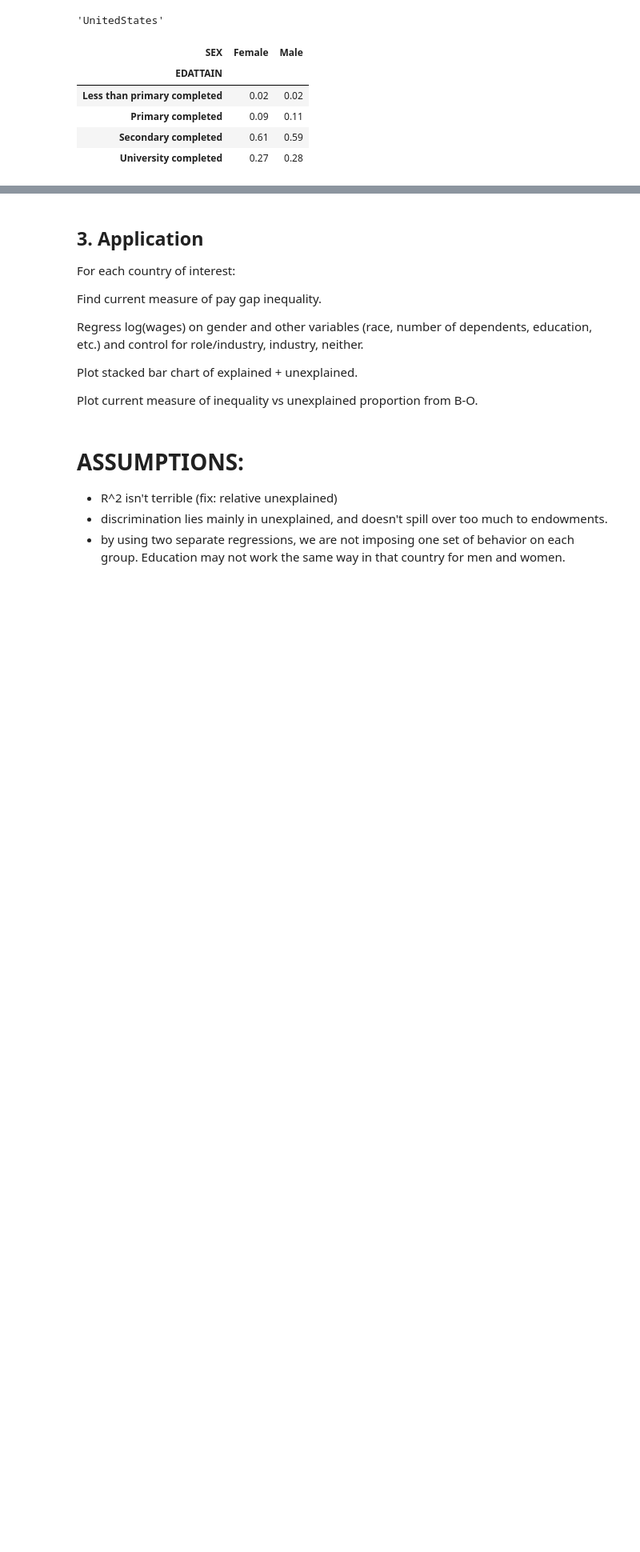
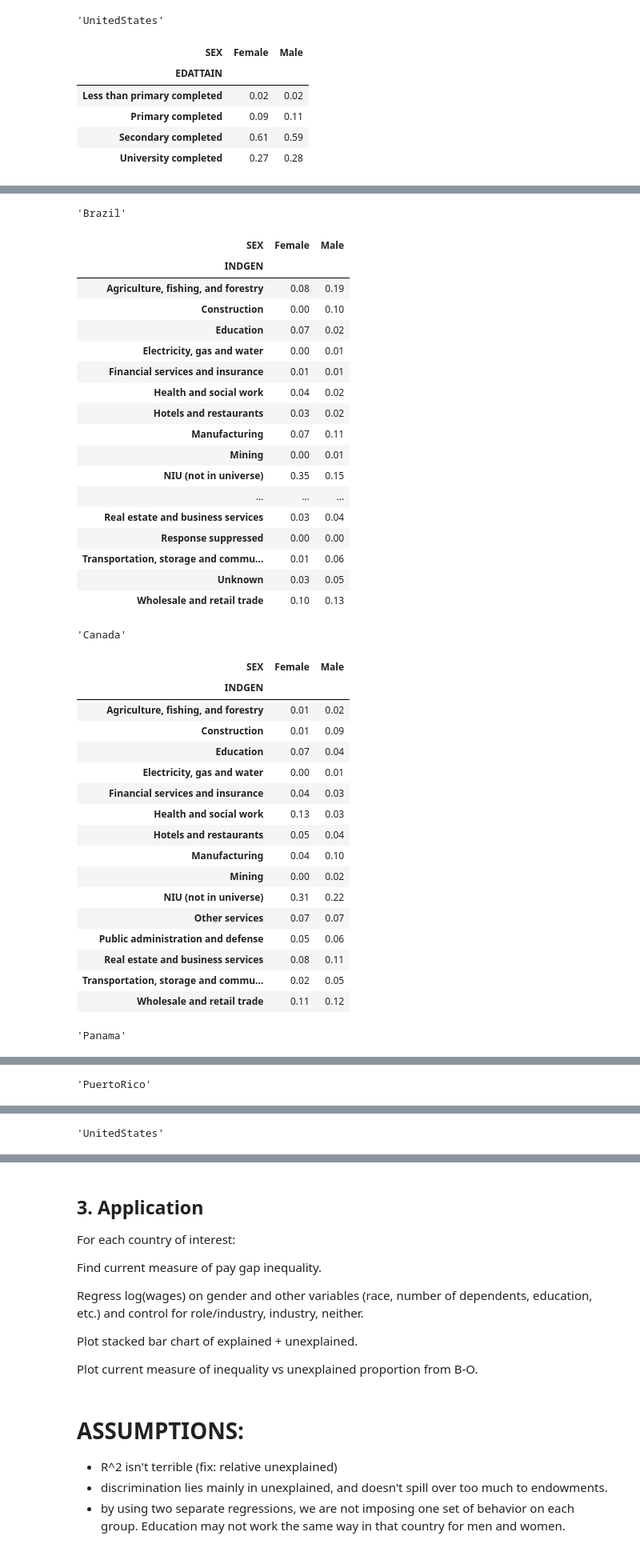
Before and after one commit to chrisdfong/Gender-Pay-Gap-Analysis, a Jupyter notebook: Project.ipynb, the cells around one changed output, grey strips where cells are left out. Shown: that part at 80% size. Cells and saved outputs as stored; diff of their text form; code cells hidden in the pictures; blank space fills up the shorter version.

```diff
--- a/Project.ipynb
+++ b/Project.ipynb
@@ -275,0 +401,42 @@ for i in range(0, 5):
+# %%
+for i in range(0, 5):
+    display(countryNames[i], ctab4[countryNames[i]])
+# %% [output]
+'Brazil'
+| SEX | Female | Male |
+| INDGEN |  |  |
+| Agriculture, fishing, and forestry | 0.08 | 0.19 |
+| Construction | 0.00 | 0.10 |
+| Education | 0.07 | 0.02 |
+| Electricity, gas and water | 0.00 | 0.01 |
+| Financial services and insurance | 0.01 | 0.01 |
+| Health and social work | 0.04 | 0.02 |
+| Hotels and restaurants | 0.03 | 0.02 |
+| Manufacturing | 0.07 | 0.11 |
+| Mining | 0.00 | 0.01 |
+| NIU (not in universe) | 0.35 | 0.15 |
+| ... | ... | ... |
+| Real estate and business services | 0.03 | 0.04 |
+| Response suppressed | 0.00 | 0.00 |
+| Transportation, storage and commu... | 0.01 | 0.06 |
+| Unknown | 0.03 | 0.05 |
+| Wholesale and retail trade | 0.10 | 0.13 |
+'Canada'
+| SEX | Female | Male |
+| INDGEN |  |  |
+| Agriculture, fishing, and forestry | 0.01 | 0.02 |
+| Construction | 0.01 | 0.09 |
+| Education | 0.07 | 0.04 |
+| Electricity, gas and water | 0.00 | 0.01 |
+| Financial services and insurance | 0.04 | 0.03 |
+| Health and social work | 0.13 | 0.03 |
+| Hotels and restaurants | 0.05 | 0.04 |
+| Manufacturing | 0.04 | 0.10 |
+| Mining | 0.00 | 0.02 |
+| NIU (not in universe) | 0.31 | 0.22 |
+| Other services | 0.07 | 0.07 |
+| Public administration and defense | 0.05 | 0.06 |
+| Real estate and business services | 0.08 | 0.11 |
+| Transportation, storage and commu... | 0.02 | 0.05 |
+| Wholesale and retail trade | 0.11 | 0.12 |
+'Panama'
@@ -275,0 +461 @@ for i in range(0, 5):
+'PuertoRico'
@@ -275,0 +480 @@ for i in range(0, 5):
+'UnitedStates'
```
Also changed, not shown: parts of 5 cells of this notebook.
